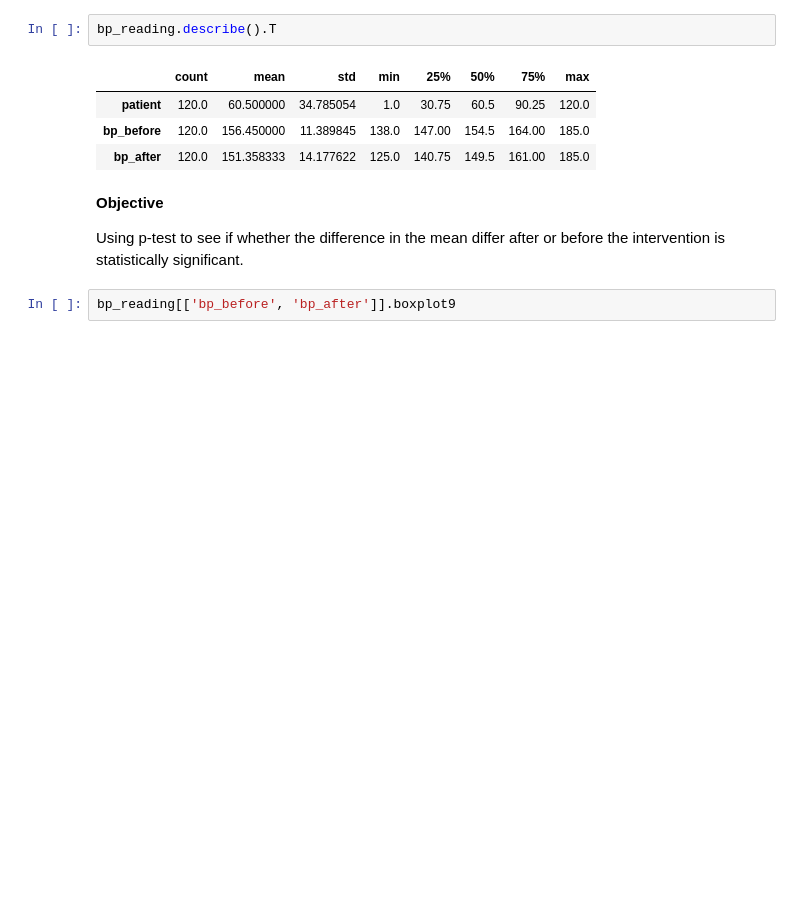
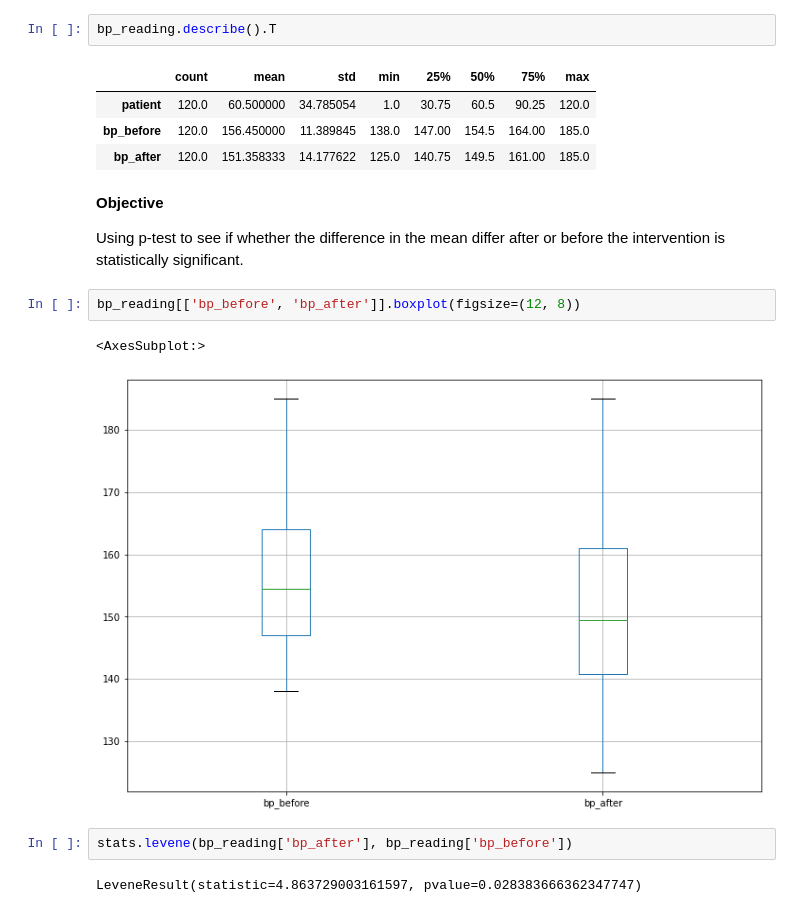
Before and after one commit to Crazz-Zaac/hypothesis-testing-python, a Jupyter notebook: PairedDifferenceT-test.ipynb, the cells around one changed output. Drawn from its saved outputs; the diff is of its cells as text; blank space fills up the shorter version.

```diff
--- a/PairedDifferenceT-test.ipynb
+++ b/PairedDifferenceT-test.ipynb
@@ -36,4 +36,11 @@ bp_reading.describe().T
 
 Using p-test to see if whether the difference in the mean differ after or before the intervention is statistically significant.
 # %%
-bp_reading[['bp_before', 'bp_after']].boxplot9
+bp_reading[['bp_before', 'bp_after']].boxplot(figsize=(12, 8))
+# %% [output]
+<AxesSubplot:>
+[figure, added]
+# %%
+stats.levene(bp_reading['bp_after'], bp_reading['bp_before'])
+# %% [output]
+LeveneResult(statistic=4.863729003161597, pvalue=0.028383666362347747)
```
Also changed, not shown: parts of 14 cells of this notebook, 1 other file.
